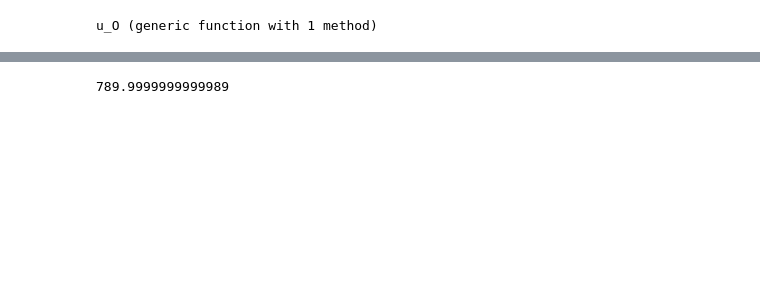
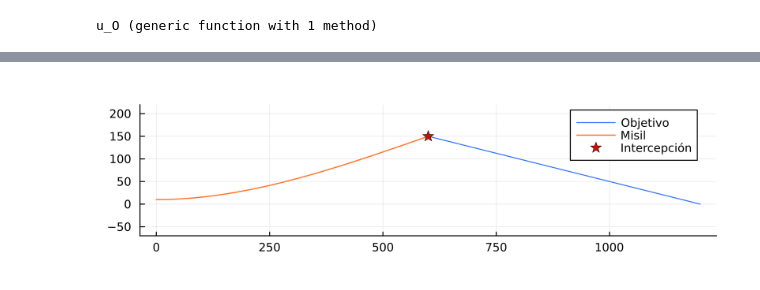
Before and after one commit to S-Avalloni/guiado-proyectiles, a Jupyter notebook: src/modelos/lineal.ipynb, the cells around one changed output, grey strips where cells are left out. Drawn from its saved outputs; the diff is of its cells as text; code cells hidden in the pictures; blank space fills up the shorter version.

```diff
--- a/src/modelos/lineal.ipynb
+++ b/src/modelos/lineal.ipynb
@@ -319,4 +352,7 @@ plot_trayectoria(
 # %%
-f_y(40)
+
+plt = Plots.plot(f_x, f_y, 0, T_choque, idxs=(1,2), aspect_ratio=:equal, ylims=(-70, 220), label="Objetivo", labelfontsize=100, dpi=400, size=(650,200), color="#3772FF",linewidth=:auto)
+Plots.plot!(plt, g_x, g_y, 0, T_choque, idxs=(1,2), label="Misil", color="#FF7733",linewidth=1.2)
+Plots.scatter!(plt, [600], [150], label="Intercepción", marker = :star, color="#D10E00", markersize=6)
 # %% [output]
-789.9999999999989
+[figure, added]
```
Also changed, not shown: parts of 15 cells of this notebook, 14 other files.
